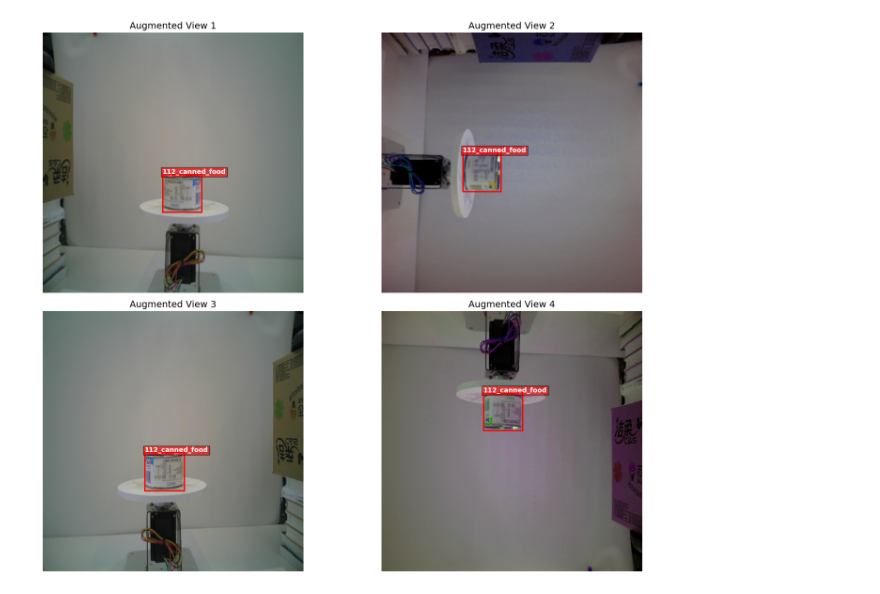
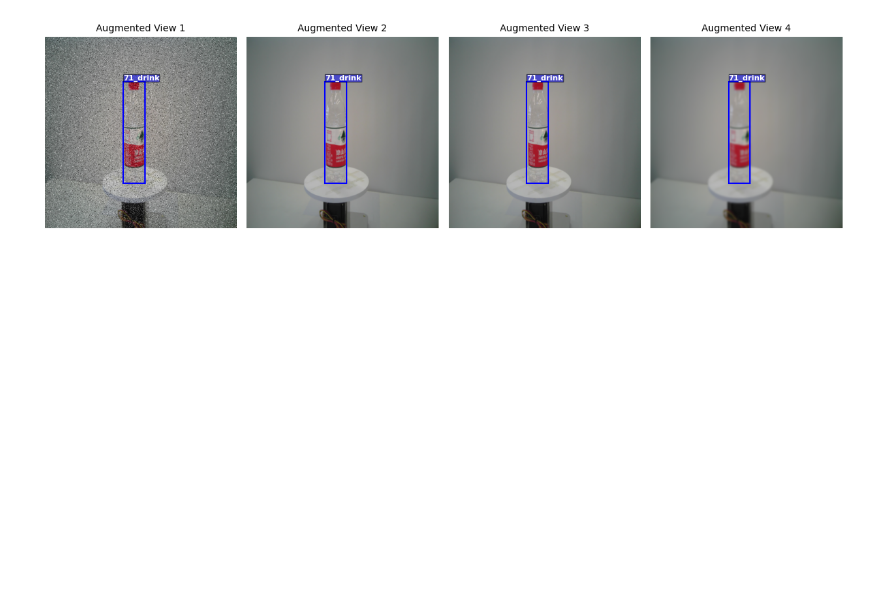
Before and after one commit to AbdullahGhulam/Vision-Checkout, a Jupyter notebook: notebooks/dataloader.ipynb, the cells around one changed output. Drawn from its saved outputs; the diff is of its cells as text; code cells hidden in the pictures; blank space fills up the shorter version.

```diff
--- a/notebooks/dataloader.ipynb
+++ b/notebooks/dataloader.ipynb
@@ -118,19 +33,22 @@ class CustomDatasetClass(Dataset):
 # %%
-# Define paths for clarity
+# Create Datasets
+
 DATA_ROOT = "../data/"
 
-# Create instances for each split
-train_dataset = CustomDatasetClass(
+train_dataset = CustomAugmentationClass(
     images_dir=os.path.join(DATA_ROOT, "train2019"),
     json_path=os.path.join(DATA_ROOT, "instances_train2019.json"),
+    transforms=train_transformers
 )
 
-val_dataset = CustomDatasetClass(
+val_dataset = CustomAugmentationClass(
     images_dir=os.path.join(DATA_ROOT, "val2019"),
-    json_path=os.path.join(DATA_ROOT, "instances_val2019.json")
+    json_path=os.path.join(DATA_ROOT, "instances_val2019.json"),
+    transforms=val_test_transformers
 )
 
-test_dataset = CustomDatasetClass(
-    images_dir = os.path.join(DATA_ROOT, 'test2019'),
-    json_path = os.path.join(DATA_ROOT, 'instances_test2019.json')
+test_dataset = CustomAugmentationClass(
+    images_dir=os.path.join(DATA_ROOT, "test2019"),
+    json_path=os.path.join(DATA_ROOT, "instances_test2019.json"),
+    transforms=val_test_transformers
 )
@@ -325,57 +55,52 @@ test_dataset = CustomAugmentationClass(
 # %%
+#Draw 4 random samples from the dataset with their boxes:
+
 import matplotlib.pyplot as plt
 import matplotlib.patches as patches
+import random
 
-def visualize_augmentations_grid(dataset, id_map, num_samples=4, rows=2):
-    cols = num_samples // rows
-    # Increase figsize to give each image more breathing room
-    fig, axes = plt.subplots(rows, cols, figsize=(16, 12))
+#create the plot:
+fig, axes = plt.subplots(1,4,figsize=(12,10))
+axes = axes.flatten() #to loop easily in 1D
 
-    # Flatten axes array to easily loop through them in 1D
-    axes_flat = axes.flatten()
+random_index = random.randint(0,len(train_dataset)-1)
+for i in range(4):
+    #pick a random sample:
+    img,target = train_dataset[random_index]
 
-    for i in range(num_samples):
-        # Fetch a sample (calling __getitem__)
-        image, target = dataset[0]
+    #convert from tensor to numpy for plotting:
+    plot_img = img.permute(1,2,0).numpy()
 
-        # Convert Tensor (CHW) to NumPy (HWC) if needed
-        if torch.is_tensor(image):
-            image = image.permute(1, 2, 0).cpu().numpy()
+    axes[i].imshow(plot_img)
 
-        axes_flat[i].imshow(image)
+    #draw the boxes/labels for the specific sample:
+    boxes = target['boxes']
+    labels = target['labels']
 
-        boxes = target['boxes']
-        labels = target['labels']
+    for box, label in zip(boxes, labels):
+        x1, y1, x2, y2 = box.tolist()
+        width, height = x2 - x1, y2 - y1
 
-        # Draw each bounding box
-        for box, label in zip(boxes, labels):
-            x1, y1, x2, y2 = box.tolist()
-            width, height = x2 - x1, y2 - y1
+        # 1. Draw the Rectangle
+        rect = patches.Rectangle(xy=(x1, y1), width=width, height=height,
+                                 linewidth=1.5, edgecolor='blue', facecolor='none')
+        axes[i].add_patch(rect)
 
-            # Map ID to name
-            class_name = id_map.get(label.item(), f"ID: {label.item()}")
+        # 2. Get the actual name using the ID (using id_to_name dictionary)
+        class_id = label.item() # Convert tensor to int
+        class_name = id_to_name.get(class_id, f"ID: {class_id}")
 
-            rect = patches.Rectangle(
-                (x1, y1), width, height,
-                linewidth=2, edgecolor='r', facecolor='none'
-            )
-            axes_flat[i].add_patch(rect)
+        # 3. Add the text label
+        # We put it at (x1, y1) which is the top-left corner
+        axes[i].text(x=x1, y=y1, s=class_name,
+                     color='white', fontsize=8, fontweight='bold',
+                     va='bottom', ha='left', # 'bottom' makes it sit ON the line
+                     bbox=dict(facecolor='blue', alpha=0.5, pad=0)) # Added a small background for readability
 
-            # Put label name above the box
-            axes_flat[i].text(
-                x1, y1, class_name, color='white', fontsize=10, weight='bold',
-                bbox={'facecolor': 'red', 'alpha': 0.6, 'pad': 2}
-            )
+    axes[i].set_title(f"Augmented View {i+1}", fontsize=10)
+    axes[i].axis('off')
 
-        axes_flat[i].set_title(f"Augmented View {i+1}", fontsize=14)
-        axes_flat[i].axis('off')
-
-    # Adjust layout to prevent overlapping
-    plt.tight_layout()
-    plt.show()
-
-# Run the updated grid visualizer
-id_to_name = {cat['id']: cat['name'] for cat in train_dataset.categories}
-visualize_augmentations_grid(train_dataset, id_to_name, num_samples=4, rows=2)
+plt.tight_layout()
+plt.show()
 # %% [output]
-[figure, old version]
+[figure, new version]
```
Also changed, not shown: parts of 12 cells of this notebook, 2 other files.
